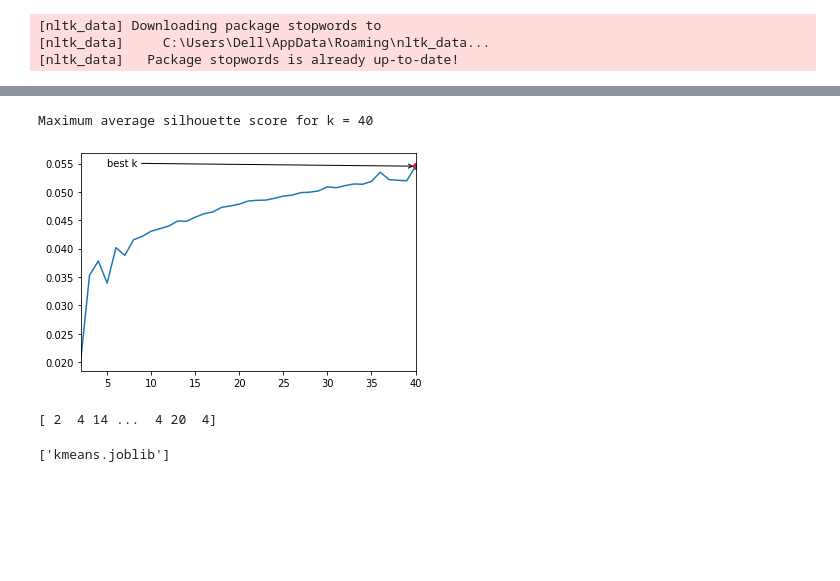
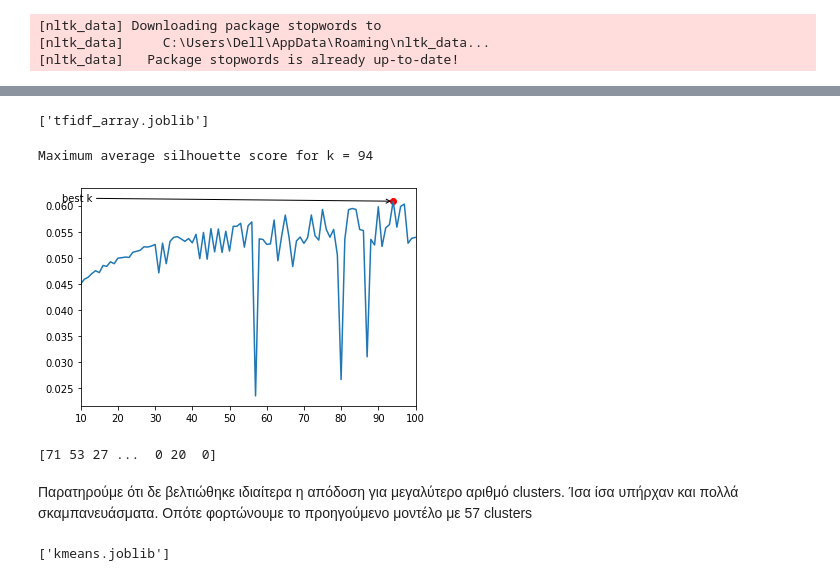
Before and after one commit to konstantinagianna/Internship_NCSR_Demokritos, a Jupyter notebook: src/Clustering.ipynb, the cells around one changed output, grey strips where cells are left out. Drawn from its saved outputs; the diff is of its cells as text; code cells hidden in the pictures; blank space fills up the shorter version.

```diff
--- a/src/Clustering.ipynb
+++ b/src/Clustering.ipynb
@@ -137,26 +174,32 @@ tf_idf_array = vectorizer.fit_transform(documents)
+# %%
+dump(tf_idf_array, 'tfidf_array.joblib')
+# %% [output]
+['tfidf_array.joblib']
+# %%
+tf_idf_array = load('tfidf_array.joblib')
 # %%
 from sklearn.cluster import KMeans
 from sklearn.metrics import silhouette_score
 
 silhouette_scores = []
-for k in range(2, 41):
-    km = KMeans(k, max_iter=3000)
-    preds = km.fit_predict(tf_idf_array)
+for k in range(10, 101):
+    km2 = KMeans(k, max_iter=10000)
+    preds = km2.fit_predict(tf_idf_array)
     silhouette_scores.append(silhouette_score(tf_idf_array, preds))
 # %%
 import matplotlib.pyplot as plt
-plt.plot(range(2, 41), silhouette_scores)
-best_k = np.argmax(silhouette_scores) + 2
-plt.scatter(best_k, silhouette_scores[best_k-2], color='r')
-plt.xlim([2,40])
-plt.annotate("best k", xy=(best_k, silhouette_scores[best_k-2]), xytext=(5, silhouette_scores[best_k-2]),arrowprops=dict(arrowstyle="->"))
+plt.plot(range(10, 101), silhouette_scores)
+best_k = np.argmax(silhouette_scores) + 10
+plt.scatter(best_k, silhouette_scores[best_k-10], color='r')
+plt.xlim([10,100])
+plt.annotate("best k", xy=(best_k, silhouette_scores[best_k-10]), xytext=(5, silhouette_scores[best_k-10]),arrowprops=dict(arrowstyle="->"))
 print('Maximum average silhouette score for k =', best_k)
 # %% [output]
-Maximum average silhouette score for k = 40
+Maximum average silhouette score for k = 94
-[figure, old version]
+[figure, new version]
 # %%
 km = KMeans(best_k)
 km.fit(tf_idf_array)
 print(km.labels_)
 # %% [output]
-[ 2  4 14 ...  4 20  4]
+[71 53 27 ...  0 20  0]
@@ -165,3 +206,5 @@ from joblib import dump, load
+# %% [markdown]
+Παρατηρούμε ότι δε βελτιώθηκε ιδιαίτερα η απόδοση για μεγαλύτερο αριθμό clusters. Ίσα ίσα υπήρχαν και πολλά σκαμπανευάσματα. Οπότε φορτώνουμε το προηγούμενο μοντέλο με 57 clusters
 # %%
 dump(km, 'kmeans.joblib')
 # %% [output]
```
Also changed, not shown: parts of 14 cells of this notebook, 1 other file.
